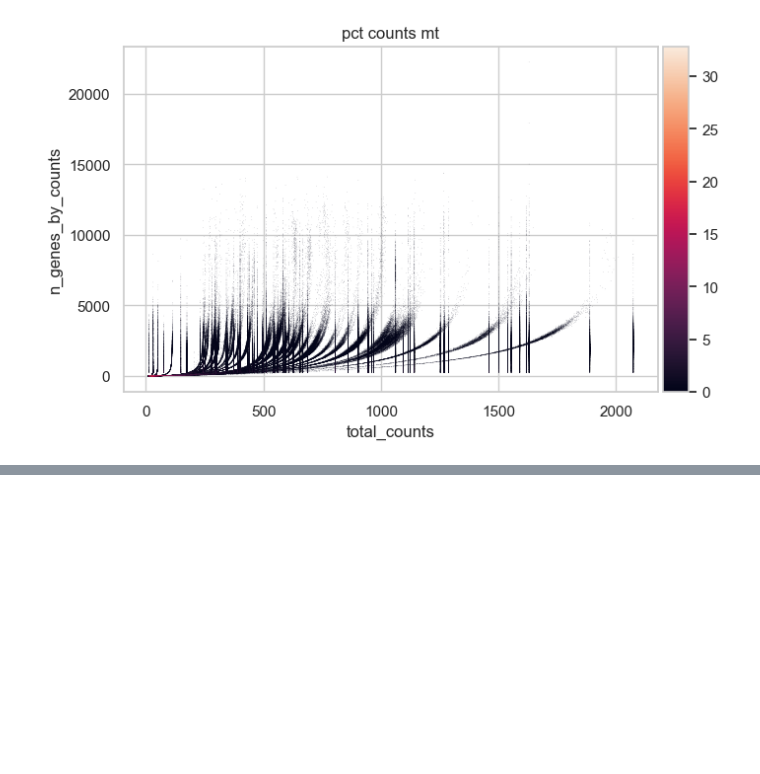
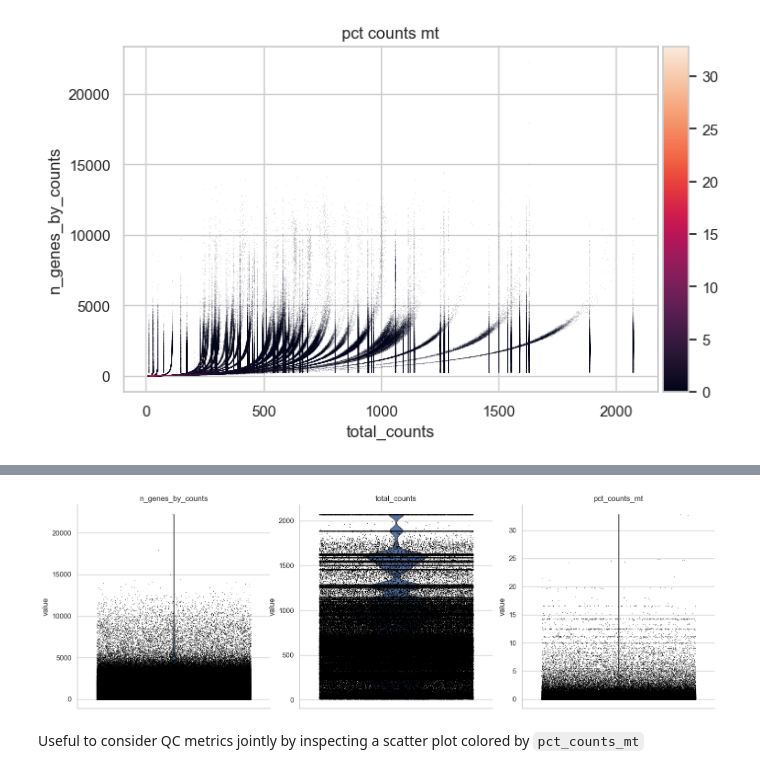
Before and after one commit to adamcatching/multiome-pipeline, a Jupyter notebook: src/0-EDA.ipynb, the cells around one changed output, grey strips where cells are left out. Saved outputs shown, nothing was run; the diff lists cells and outputs as text; code cells hidden in the pictures; blank space fills up the shorter version.

```diff
--- a/src/0-EDA.ipynb
+++ b/src/0-EDA.ipynb
@@ -372,7 +372,8 @@ adata.var['hb'] = adata.var_names.str.contains('^HB[^(P)]')
 # %%
 sc.pp.calculate_qc_metrics(
     adata,
-    qc_vars = ['mt', 'ribo', 'hb'],
+    # qc_vars = ['mt', 'ribo', 'hb'],
+    qc_vars = ['mt', 'ribo'],
     inplace = True,
     log1p = True
 )
@@ -399,0 +403,3 @@ sc.pl.scatter(
+# %%
+adata = sc.read_h5ad(input_file)
+adata
@@ -399,0 +414,31 @@ sc.pl.scatter(
+# %%
+# Mitochondrial genes "MT-" for human
+adata.var['mt'] = adata.var_names.str.startswith('MT-')
+
+# Ribosomal genes
+adata.var['ribo'] = adata.var_names.str.startswith (('RPS', 'PRL'))
+
+# # Hemoglobin genes
+# adata.var['hb'] = adata.var_names.str.contains('^HB[^(P)]')
+
+#? Q) What is ^HB[^(P)]?
+# %%
+sc.pp.calculate_qc_metrics(
+    adata,
+    # qc_vars = ['mt', 'ribo', 'hb'],
+    qc_vars = ['mt', 'ribo'],
+    inplace = True,
+    log1p = True
+)
+# %%
+# PLOT - violin plot of QC metrics
+sc.pl.violin(
+    adata,
+    ['n_genes_by_counts', 'total_counts', 'pct_counts_mt'],
+    jitter = 0.4,
+    multi_panel = True,
+)
+# %% [output]
+[figure, added]
+# %% [markdown]
+Useful to consider QC metrics jointly by inspecting a scatter plot colored by `pct_counts_mt`
```
Also changed, not shown: parts of 39 cells of this notebook, 1 other file.
